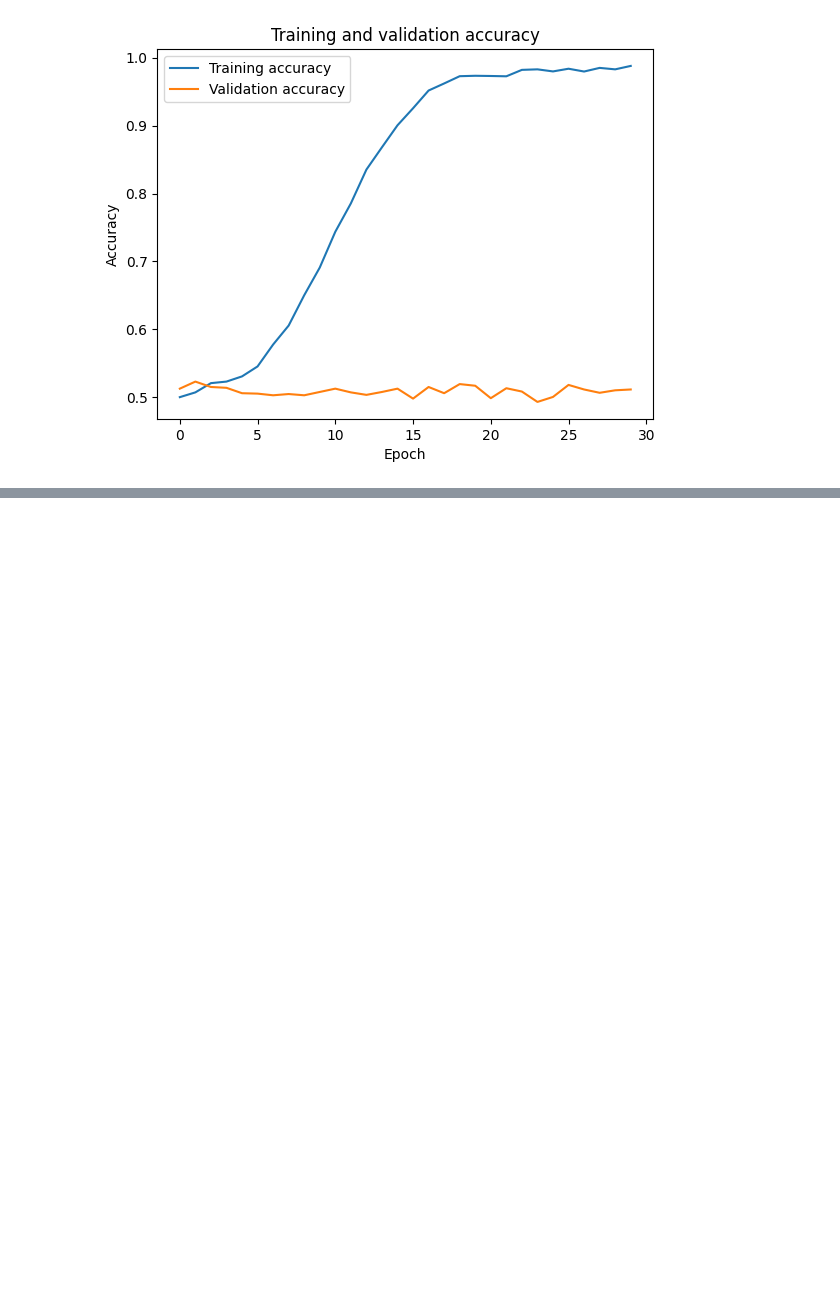
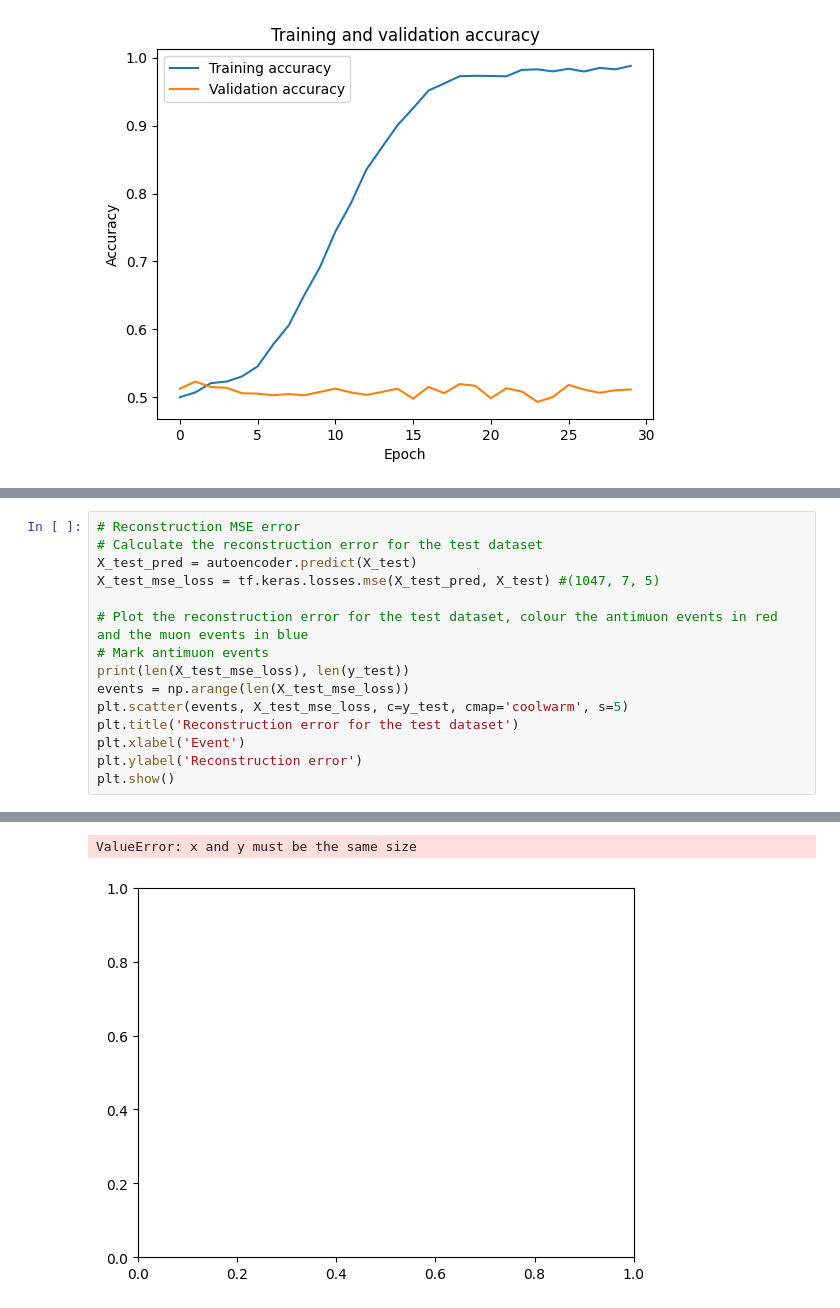
Before and after one commit to dhebel/babycal, a Jupyter notebook: src/main.ipynb, the cells around one changed output, grey strips where cells are left out. Cells and saved outputs as stored; diff of their text form; blank space fills up the shorter version.

```diff
--- a/src/main.ipynb
+++ b/src/main.ipynb
@@ -945,0 +1105,16 @@ plt.show()
+# %%
+# Reconstruction MSE error
+# Calculate the reconstruction error for the test dataset
+X_test_pred = autoencoder.predict(X_test)
+X_test_mse_loss = tf.keras.losses.mse(X_test_pred, X_test) #(1047, 7, 5)
+
+# Plot the reconstruction error for the test dataset, colour the antimuon events in red and the muon events in blue
+# Mark antimuon events
+print(len(X_test_mse_loss), len(y_test))
+events = np.arange(len(X_test_mse_loss))
+plt.scatter(events, X_test_mse_loss, c=y_test, cmap='coolwarm', s=5)
+plt.title('Reconstruction error for the test dataset')
+plt.xlabel('Event')
+plt.ylabel('Reconstruction error')
+plt.show()
+# %% [output]
@@ -945,0 +1123,2 @@ plt.show()
+ValueError: x and y must be the same size
+[figure, added]
```
Also changed, not shown: parts of 15 cells of this notebook.
